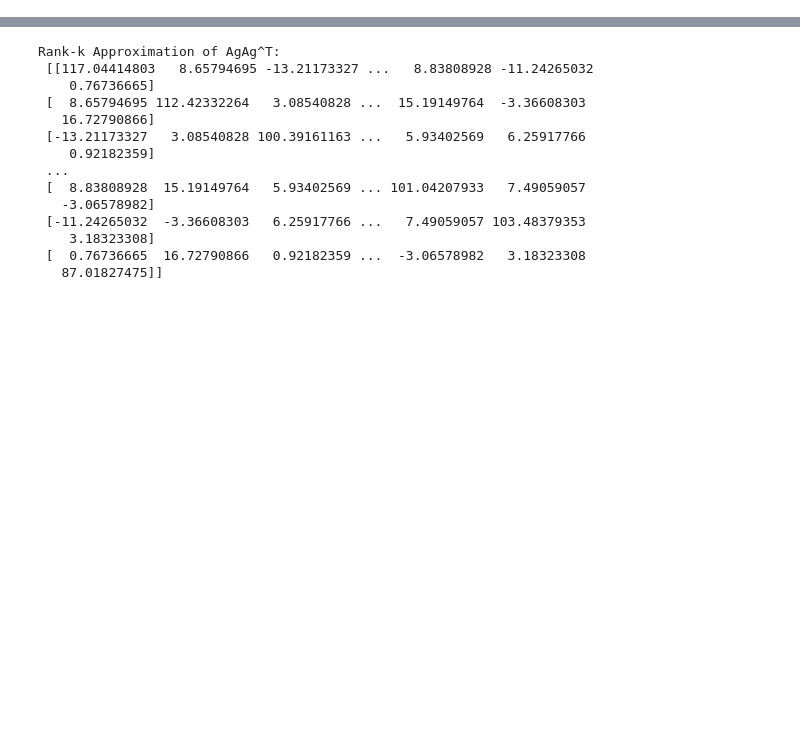
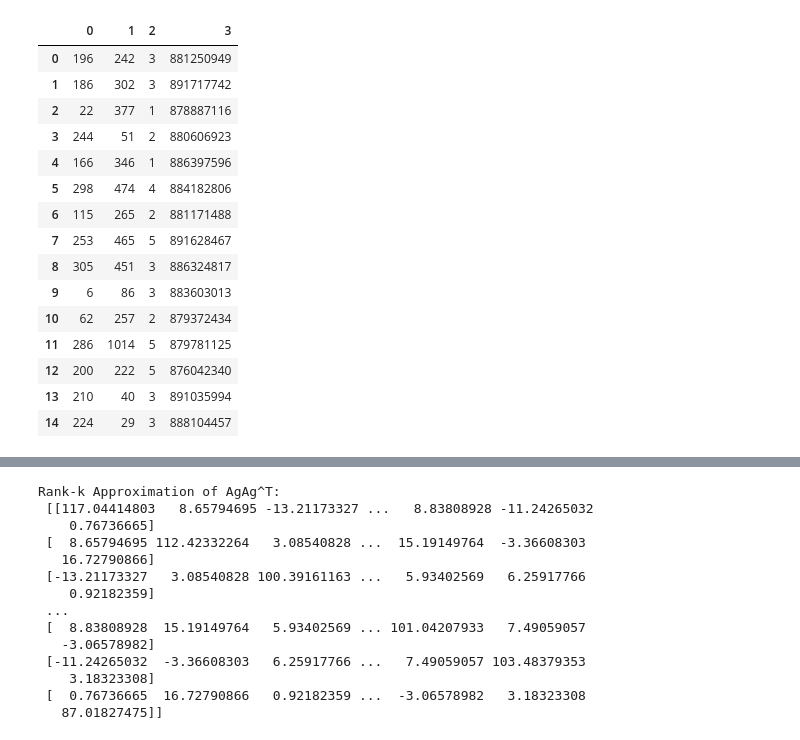
Before and after one commit to sharvanitamaskar/Principle-Component-Analysis-using-Differential-Privacy, a Jupyter notebook: PrivatePCA.ipynb, the cells around one changed output, grey strips where cells are left out. Saved outputs shown, nothing was run; the diff lists cells and outputs as text; code cells hidden in the pictures; blank space fills up the shorter version.

```diff
--- a/PrivatePCA.ipynb
+++ b/PrivatePCA.ipynb
@@ -16,0 +13,21 @@ Synthetic Matrix A:
+# %%
+df = pd.read_csv("u (1).data",sep='\t', header=None)
+# %%
+df.head(15)
+# %% [output]
+|  | 0 | 1 | 2 | 3 |
+| 0 | 196 | 242 | 3 | 881250949 |
+| 1 | 186 | 302 | 3 | 891717742 |
+| 2 | 22 | 377 | 1 | 878887116 |
+| 3 | 244 | 51 | 2 | 880606923 |
+| 4 | 166 | 346 | 1 | 886397596 |
+| 5 | 298 | 474 | 4 | 884182806 |
+| 6 | 115 | 265 | 2 | 881171488 |
+| 7 | 253 | 465 | 5 | 891628467 |
+| 8 | 305 | 451 | 3 | 886324817 |
+| 9 | 6 | 86 | 3 | 883603013 |
+| 10 | 62 | 257 | 2 | 879372434 |
+| 11 | 286 | 1014 | 5 | 879781125 |
+| 12 | 200 | 222 | 5 | 876042340 |
+| 13 | 210 | 40 | 3 | 891035994 |
+| 14 | 224 | 29 | 3 | 888104457 |
```
Also changed, not shown: parts of 13 cells of this notebook.
